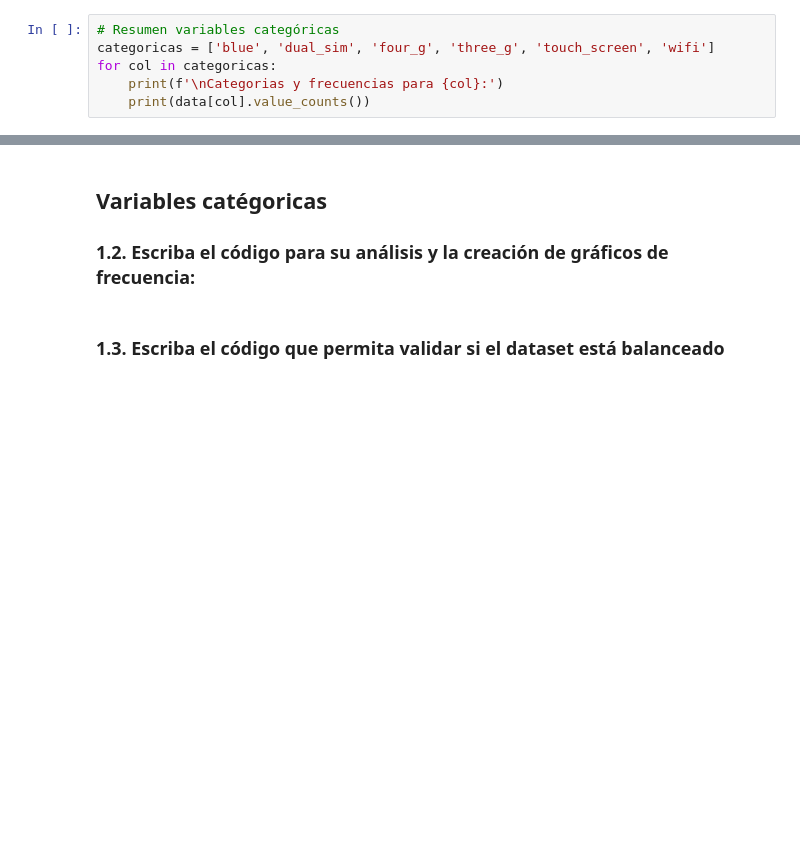
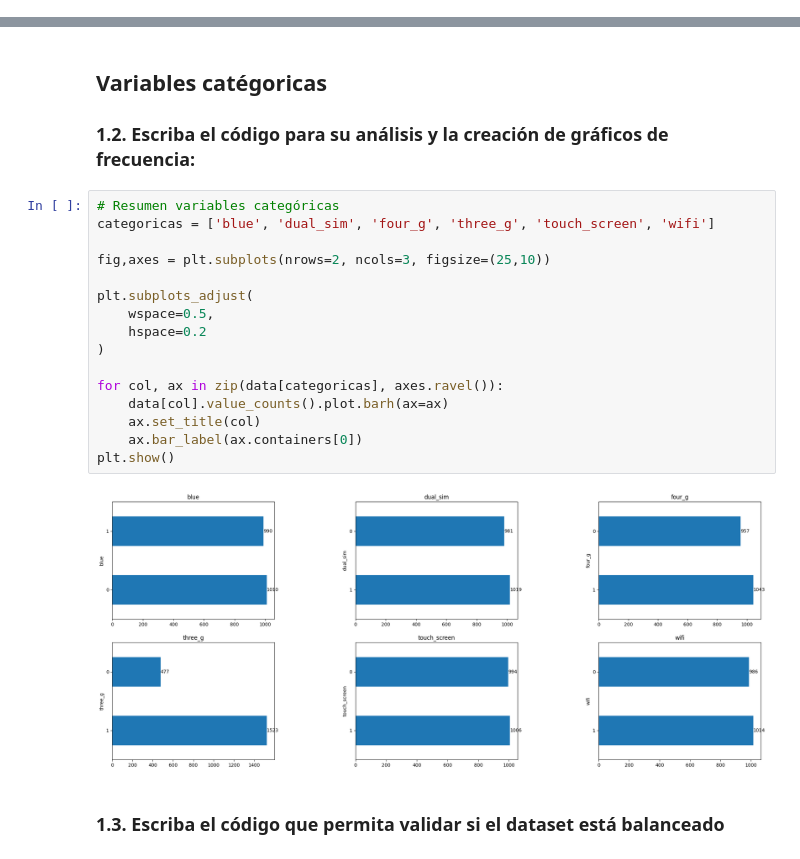
Before and after one commit to JoseAntonioMora/MaestriaInteligenciaArtificial, a Jupyter notebook: Aprendizaje Automatico/Tarea 2 - SVM - RNN/Actividad2_actualizado.ipynb, the cells around one changed output, grey strips where cells are left out. Saved outputs shown, nothing was run; the diff lists cells and outputs as text; blank space fills up the shorter version.

```diff
--- a/Aprendizaje Automatico/Tarea 2 - SVM - RNN/Actividad2_actualizado.ipynb
+++ b/Aprendizaje Automatico/Tarea 2 - SVM - RNN/Actividad2_actualizado.ipynb
@@ -119,6 +118,0 @@ data.describe()
-# %%
-# Resumen variables categóricas
-categoricas = ['blue', 'dual_sim', 'four_g', 'three_g', 'touch_screen', 'wifi']
-for col in categoricas:
-    print(f'\nCategorias y frecuencias para {col}:')
-    print(data[col].value_counts())
@@ -175,5 +151,23 @@ data.corrwith(data['price_range']).plot(kind='bar', figsize=(10, 5), title='Corr
 ## Variables catégoricas
 
 ### **1.2. Escriba el código para su análisis y la creación de gráficos de frecuencia:**
+# %%
+# Resumen variables categóricas
+categoricas = ['blue', 'dual_sim', 'four_g', 'three_g', 'touch_screen', 'wifi']
+
+fig,axes = plt.subplots(nrows=2, ncols=3, figsize=(25,10))
+
+plt.subplots_adjust(
+    wspace=0.5,
+    hspace=0.2
+)
+
+for col, ax in zip(data[categoricas], axes.ravel()):
+    data[col].value_counts().plot.barh(ax=ax)
+    ax.set_title(col)
+    ax.bar_label(ax.containers[0])
+plt.show()
+# %% [output]
+[figure, added]
 # %% [markdown]
 ### **1.3. Escriba el código que permita validar si el dataset está balanceado**
```
Also changed, not shown: parts of 15 cells of this notebook.
